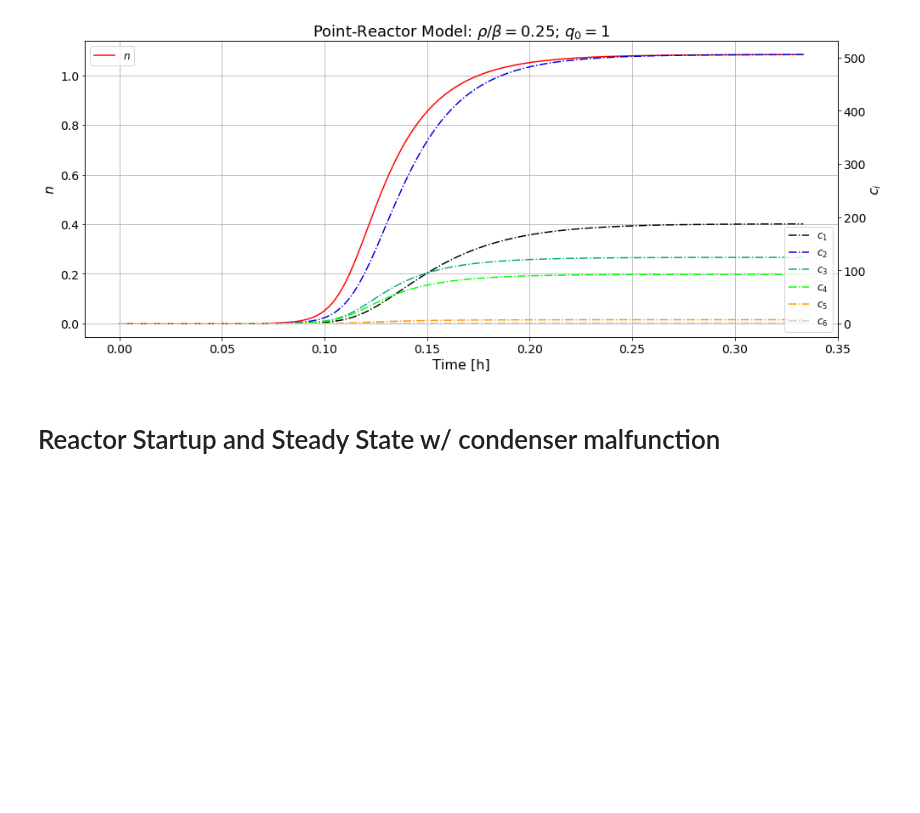
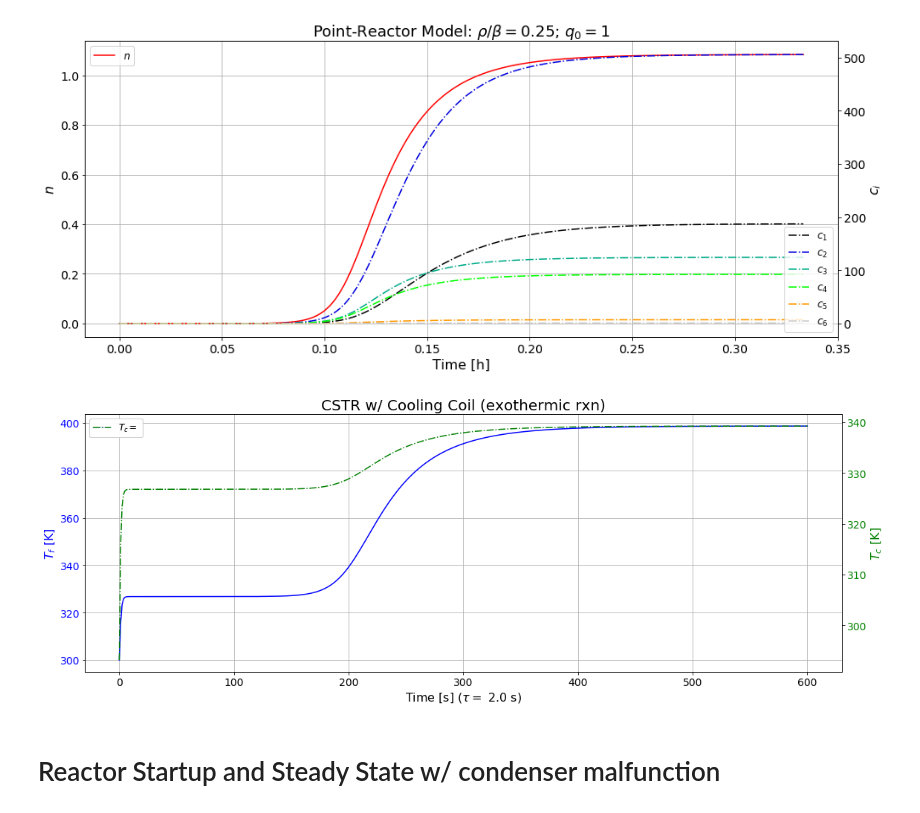
Before and after one commit to dpploy/engy-4350, a Jupyter notebook: notebooks/05-bwr-two-temperature-pt-reactor.ipynb, the cells around one changed output. Saved outputs shown, nothing was run; the diff lists cells and outputs as text; code cells hidden in the pictures; blank space fills up the shorter version.

```diff
--- a/notebooks/05-bwr-two-temperature-pt-reactor.ipynb
+++ b/notebooks/05-bwr-two-temperature-pt-reactor.ipynb
@@ -189,6 +182,14 @@ params['fis_prod_beta_energy_rate']  = 1.26 * 1.602e-13 # J/(fission sec) 1.26 t
 params['fis_prod_alpha_energy_rate'] = 1.40 * 1.602e-13 # J/(fission sec) 1.40 t^-1.2 (t in seconds)
 # % subcooling based on the % subcooling that exists at steady state
 params['% subcooling'] =  (steam._Region4(7, 0)["h"]  - steam._Region1(493.15, 7)["h"])/(steam._Region4(7,0)["h"])
+
+params['normal steam flowrate'] = params['steam flowrate']
+params['normal coolant_volume'] = params['coolant_volume']
+params['breakage steam flowrate'] = 0.99999994 * params['steam flowrate']
+params['breakage coolant_volume'] = 0.99999994 * params['coolant_volume']
+params['breakage reached'] = False
+
+params['shutdown temp reached'] = False
 # %% [markdown]
 ## One-Group Energy  Neutron Balance<a id="nbal"></a>
 
@@ -978,6 +999,32 @@ def quantities2(u_vec_history, params, time_stamps):
 
     quantities = pd.DataFrame( data )
     return(quantities)
+# %%
+def tmp():
+    time_stamps = params['time_stamps']
+    tau = params['tau_fake']
+    import matplotlib.pyplot as plt
+    fig, ax1 = plt.subplots(1, figsize=(16, 6))
+    ax1.plot(time_stamps/tau,u_vec_history[:,-2],'b-',label='$T_f=$ ' )
+
+    ax1.set_xlabel(r'Time [s] ($\tau=$%4.1f s)'%tau,fontsize=16)
+    ax1.set_ylabel(r'$T_f$ [K]',fontsize=16,color='blue')
+    ax1.tick_params(axis='y', labelcolor='blue', labelsize=14)
+    ax1.tick_params(axis='x', labelsize=14)
+    ax1.legend(loc='best',fontsize=12)
+    ax1.grid(True)
+
+    ax2 = ax1.twinx()
+    ax2.plot(time_stamps/tau,u_vec_history[:,-1],'g-.',label='$T_c=$ ' )
+    ax2.set_ylabel(r'$T_c$ [K]',fontsize=16,color='green')
+    ax2.tick_params(axis='y', labelcolor='green', labelsize=14)
+    ax2.legend(loc='best',fontsize=12)
+    #ax2.grid(True)
+
+    plt.title('CSTR w/ Cooling Coil (exothermic rxn)',fontsize=20)
+    fig.tight_layout()  # otherwise the right y-label is slightly clipped
+    plt.show()
+    print('')
 # %% [markdown]
 ## Reactor Startup: Reactivity Step with Pulsed Source<a id="res1"></a>
 
@@ -1068,6 +1114,10 @@ work_data.plot(x=None, y=None, kind='line', ax=None, subplots=False, sharex=None
 plot_results(u_vec_history, normalize=False)
 # %% [output]
 [figure]
+# %%
+tmp()
+# %% [output]
+[figure, added]
 # %% [markdown]
 # Reactor Startup and Steady State w/ condenser malfunction
 # %%
```
Also changed, not shown: parts of 21 cells of this notebook.
